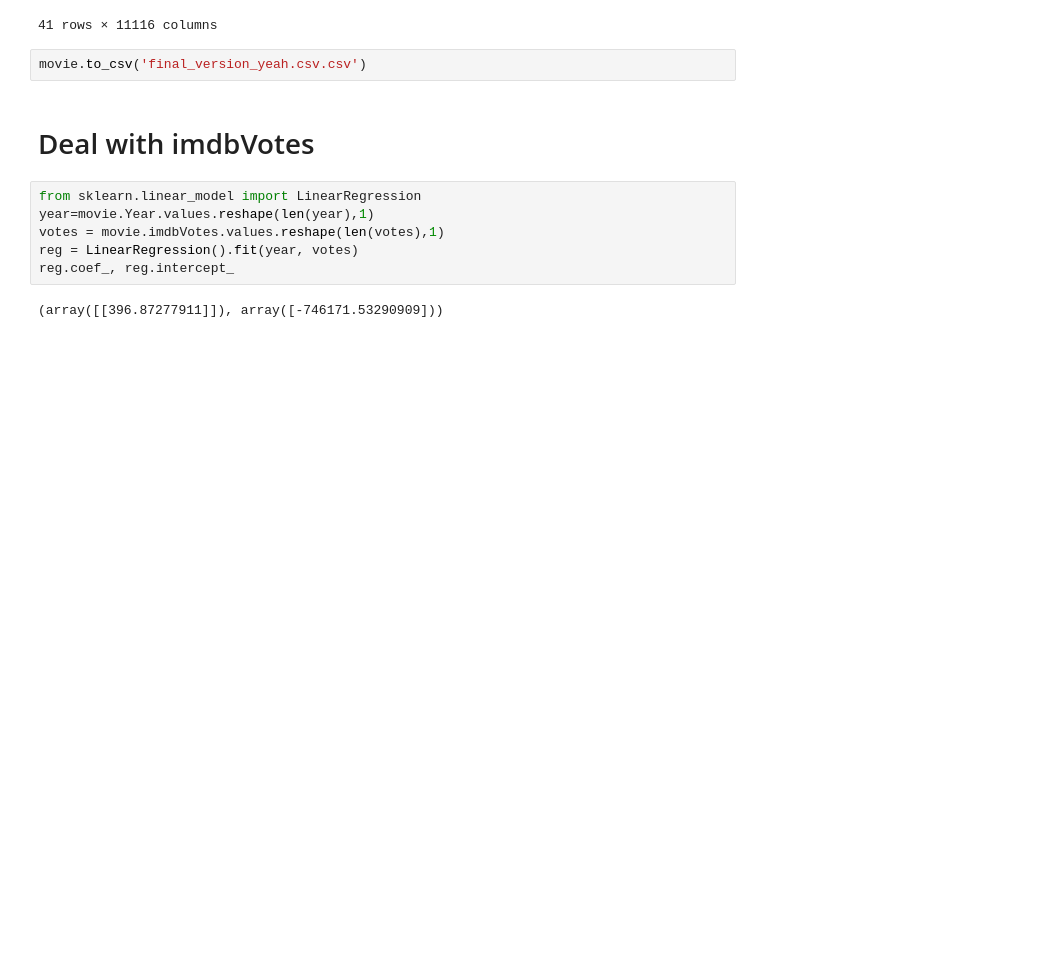
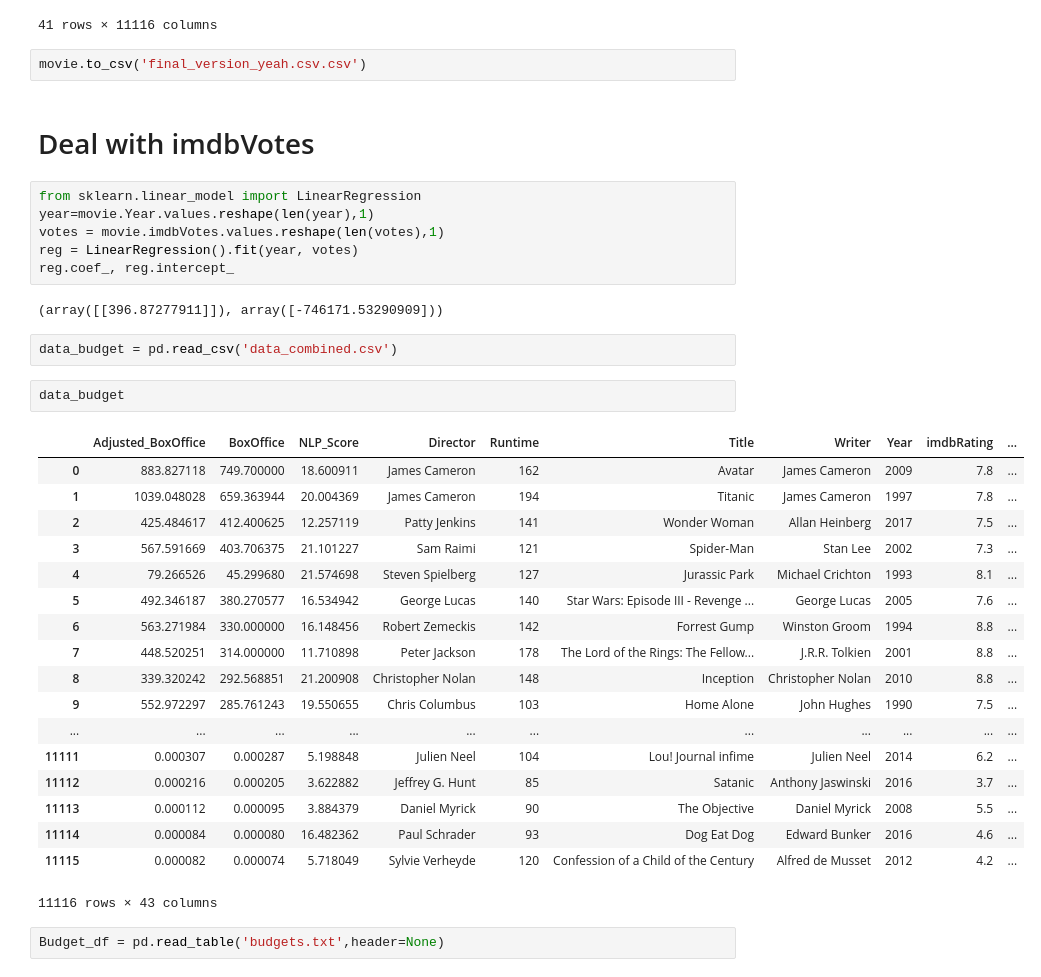
Before and after one commit to Distancs/DSGA_1001_Final, a Jupyter notebook: data_cleaning.ipynb, the cells around one changed output. Saved outputs shown, nothing was run; the diff lists cells and outputs as text; blank space fills up the shorter version.

```diff
--- a/data_cleaning.ipynb
+++ b/data_cleaning.ipynb
@@ -938,3 +938,28 @@ reg = LinearRegression().fit(year, votes)
 reg.coef_, reg.intercept_
 # %% [output]
 (array([[396.87277911]]), array([-746171.53290909]))
+# %%
+data_budget = pd.read_csv('data_combined.csv')
+# %%
+data_budget
+# %% [output]
+|  | Adjusted_BoxOffice | BoxOffice | NLP_Score | Director | Runtime | Title | Writer | Year | imdbRating | ... |
+| 0 | 883.827118 | 749.700000 | 18.600911 | James Cameron | 162 | Avatar | James Cameron | 2009 | 7.8 | ... |
+| 1 | 1039.048028 | 659.363944 | 20.004369 | James Cameron | 194 | Titanic | James Cameron | 1997 | 7.8 | ... |
+| 2 | 425.484617 | 412.400625 | 12.257119 | Patty Jenkins | 141 | Wonder Woman | Allan Heinberg | 2017 | 7.5 | ... |
+| 3 | 567.591669 | 403.706375 | 21.101227 | Sam Raimi | 121 | Spider-Man | Stan Lee | 2002 | 7.3 | ... |
+| 4 | 79.266526 | 45.299680 | 21.574698 | Steven Spielberg | 127 | Jurassic Park | Michael Crichton | 1993 | 8.1 | ... |
+| 5 | 492.346187 | 380.270577 | 16.534942 | George Lucas | 140 | Star Wars: Episode III - Revenge ... | George Lucas | 2005 | 7.6 | ... |
+| 6 | 563.271984 | 330.000000 | 16.148456 | Robert Zemeckis | 142 | Forrest Gump | Winston Groom | 1994 | 8.8 | ... |
+| 7 | 448.520251 | 314.000000 | 11.710898 | Peter Jackson | 178 | The Lord of the Rings: The Fellow... | J.R.R. Tolkien | 2001 | 8.8 | ... |
+| 8 | 339.320242 | 292.568851 | 21.200908 | Christopher Nolan | 148 | Inception | Christopher Nolan | 2010 | 8.8 | ... |
+| 9 | 552.972297 | 285.761243 | 19.550655 | Chris Columbus | 103 | Home Alone | John Hughes | 1990 | 7.5 | ... |
+| ... | ... | ... | ... | ... | ... | ... | ... | ... | ... | ... |
+| 11111 | 0.000307 | 0.000287 | 5.198848 | Julien Neel | 104 | Lou! Journal infime | Julien Neel | 2014 | 6.2 | ... |
+| 11112 | 0.000216 | 0.000205 | 3.622882 | Jeffrey G. Hunt | 85 | Satanic | Anthony Jaswinski | 2016 | 3.7 | ... |
+| 11113 | 0.000112 | 0.000095 | 3.884379 | Daniel Myrick | 90 | The Objective | Daniel Myrick | 2008 | 5.5 | ... |
+| 11114 | 0.000084 | 0.000080 | 16.482362 | Paul Schrader | 93 | Dog Eat Dog | Edward Bunker | 2016 | 4.6 | ... |
+| 11115 | 0.000082 | 0.000074 | 5.718049 | Sylvie Verheyde | 120 | Confession of a Child of the Century | Alfred de Musset | 2012 | 4.2 | ... |
+11116 rows × 43 columns
+# %%
+Budget_df = pd.read_table('budgets.txt',header=None)
```
Also changed, not shown: parts of 18 cells of this notebook.
